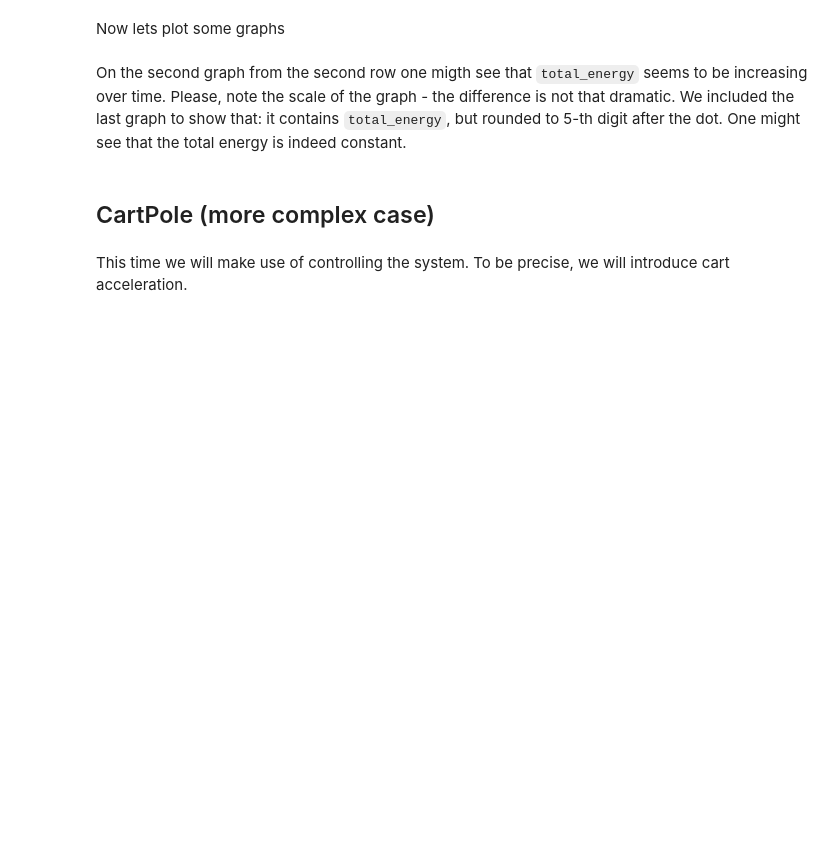
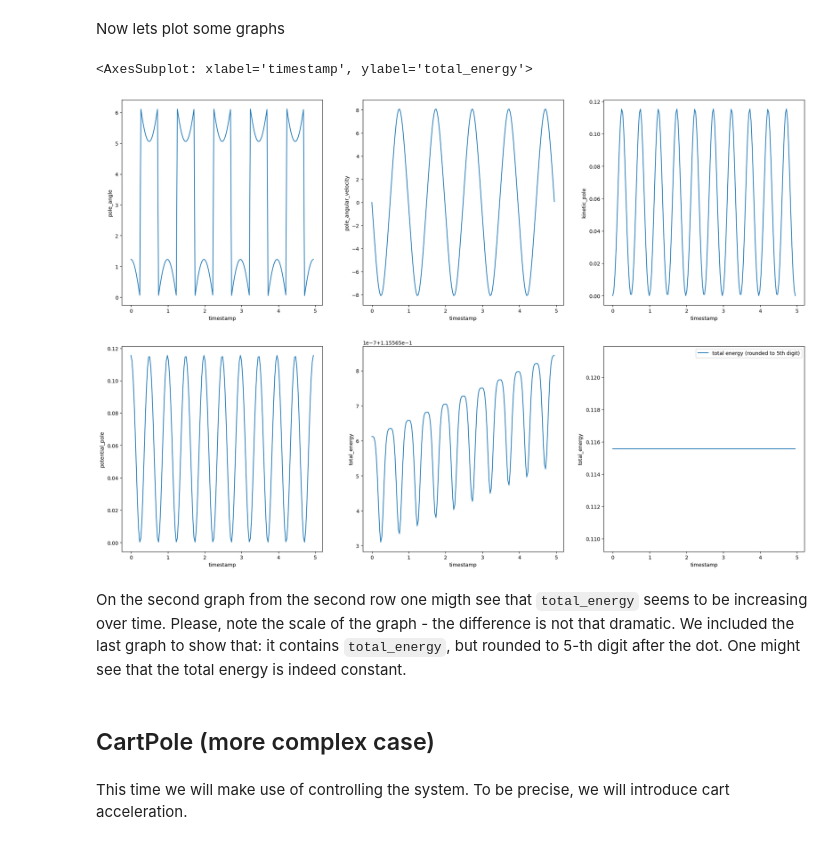
Before and after one commit to robotics-laboratory/cart-pole, a Jupyter notebook: simulator_v2_demo.ipynb, the cells around one changed output. Saved outputs shown, nothing was run; the diff lists cells and outputs as text; code cells hidden in the pictures; blank space fills up the shorter version.

```diff
--- a/simulator_v2_demo.ipynb
+++ b/simulator_v2_demo.ipynb
@@ -70,8 +70,8 @@ def history_to_pandas(history: npt.NDArray) -> pd.DataFrame:
         "cart_position",
         "pole_angle",
         "cart_velocity",
-        "angular_velocity",
-        "acceleration",
+        "pole_angular_velocity",
+        "cart_acceleration",
     ]
     return pd.DataFrame(
         {column_name: history[:, ind] for ind, column_name in enumerate(COLUMNS)}
@@ -93,23 +93,22 @@ def add_energies(history: pd.DataFrame) -> pd.DataFrame:
     Returns:
         pd.DataFrame
     """
-    cart_mass = system._config.parameters.cart_mass or 0.2
-    cart_mass = 0.2
-    pole_mass = system._config.parameters.pole_mass
-    pole_len = system._config.parameters.pole_length
-    grav = system._config.parameters.gravity
+    m_cart = system._config.parameters.cart_mass or 0.2
+    m_pole = system._config.parameters.pole_mass
+    l = system._config.parameters.pole_length
+    g = system._config.parameters.gravity
 
-    v = history["cart_velocity"]
-    ang = history["pole_angle"]
-    thetadot = history["angular_velocity"]
+    x_dot = history["cart_velocity"]
+    theta = history["pole_angle"]
+    theta_dot = history["pole_angular_velocity"]
 
-    kin_cart = cart_mass * (v**2) / 2  # type: ignore
-    pot_pole = pole_mass * grav * pole_len / 2 * (1 - np.cos(ang))
+    kin_cart = m_cart * (x_dot**2) / 2  # type: ignore
+    pot_pole = m_pole * g * l / 2 * (1 - np.cos(theta))
 
-    kin_pole = (pole_mass / 2) * (
-        v**2
-        + ((pole_len**2) * (thetadot**2)) / 3
-        + (pole_len * v * thetadot * np.cos(ang))
+    kin_pole = (m_pole/ 2) * (
+        x_dot**2
+        + ((l**2) * (theta_dot**2)) / 3
+        + (l * x_dot * theta_dot * np.cos(theta))
     )
 
     energies = {
@@ -132,40 +138,43 @@ from math import ceil
 
 PLOT_COLUMNS = [
     "pole_angle",
-    "angular_velocity",
+    "pole_angular_velocity",
     "kinetic_pole",
     "potential_pole",
     "total_energy",
 ]
 
 nrows = round(np.sqrt(len(PLOT_COLUMNS)))
 ncols = ceil(len(PLOT_COLUMNS) / nrows)
 
 
 fig, ax = plt.subplots(
     nrows=nrows,
     ncols=ncols,
     figsize=(8 * ncols, 8 * nrows),
 )
 
 
 for i, column in enumerate(PLOT_COLUMNS):
     cur_ax = ax[i // ncols][i % ncols]
     sns.lineplot(
         data=history,
         x="timestamp",
         y=column,
         ax=cur_ax,
     )
 
 
 sns.lineplot(
     data=history,
     x="timestamp",
     y=np.round(history["total_energy"], 5),
     ax=ax[1, 2],
     label="total energy (rounded to 5th digit)",
 )
+# %% [output]
+<AxesSubplot: xlabel='timestamp', ylabel='total_energy'>
+[figure, added]
 # %% [markdown]
 On the second graph from the second row one migth see that `total_energy` seems to be increasing over time.
 Please, note the scale of the graph - the difference is not that dramatic.
```
Also changed, not shown: parts of 21 cells of this notebook.
